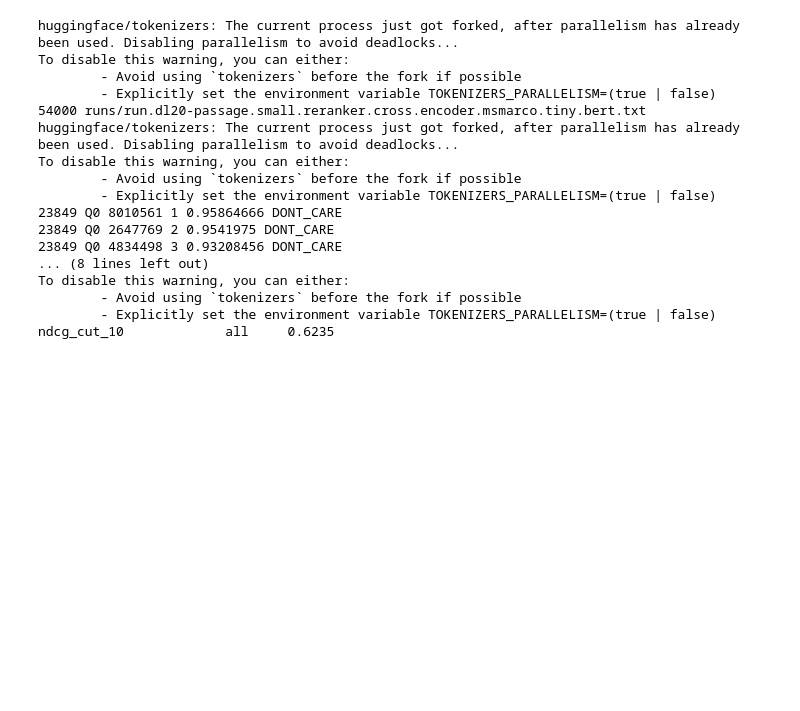
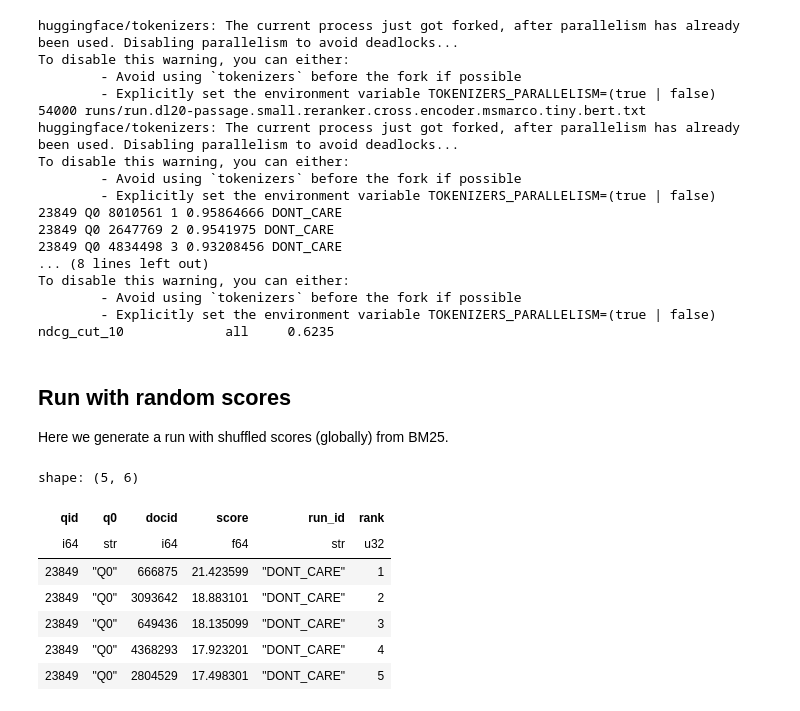
Before and after one commit to marcospiau/ia368-dd-dl4ir, a Jupyter notebook: aula02/aula03-rerank.ipynb, the cells around one changed output. Drawn from its saved outputs; the diff is of its cells as text; code cells hidden in the pictures; blank space fills up the shorter version.

```diff
--- a/aula02/aula03-rerank.ipynb
+++ b/aula02/aula03-rerank.ipynb
@@ -463,3 +463,21 @@ To disable this warning, you can either:
         - Avoid using `tokenizers` before the fork if possible
         - Explicitly set the environment variable TOKENIZERS_PARALLELISM=(true | false)
 ndcg_cut_10             all     0.6235
+# %% [markdown]
+## Run with random scores
+
+Here we generate a run with shuffled scores (globally) from BM25.
+# %%
+df_bm25_shuffle_run = generate_new_run(
+    df_bm25_run, df_bm25_run.get_column('score').shuffle(seed=12345).to_arrow()
+)
+df_bm25_shuffle_run.head()
+# %% [output]
+shape: (5, 6)
+| qid | q0 | docid | score | run_id | rank |
+| i64 | str | i64 | f64 | str | u32 |
+| 23849 | "Q0" | 666875 | 21.423599 | "DONT_CARE" | 1 |
+| 23849 | "Q0" | 3093642 | 18.883101 | "DONT_CARE" | 2 |
+| 23849 | "Q0" | 649436 | 18.135099 | "DONT_CARE" | 3 |
+| 23849 | "Q0" | 4368293 | 17.923201 | "DONT_CARE" | 4 |
+| 23849 | "Q0" | 2804529 | 17.498301 | "DONT_CARE" | 5 |
```
Also changed, not shown: parts of 2 cells of this notebook.
